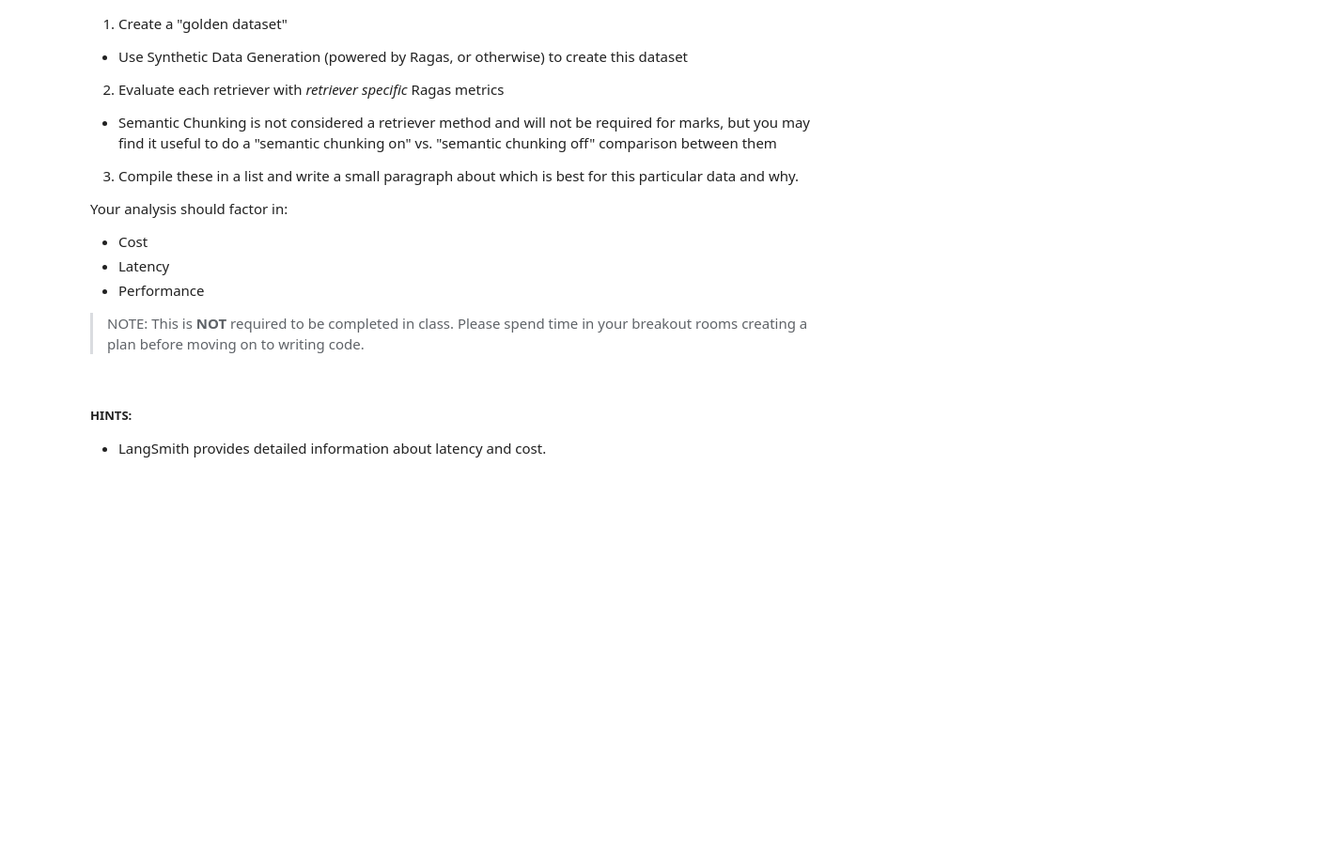
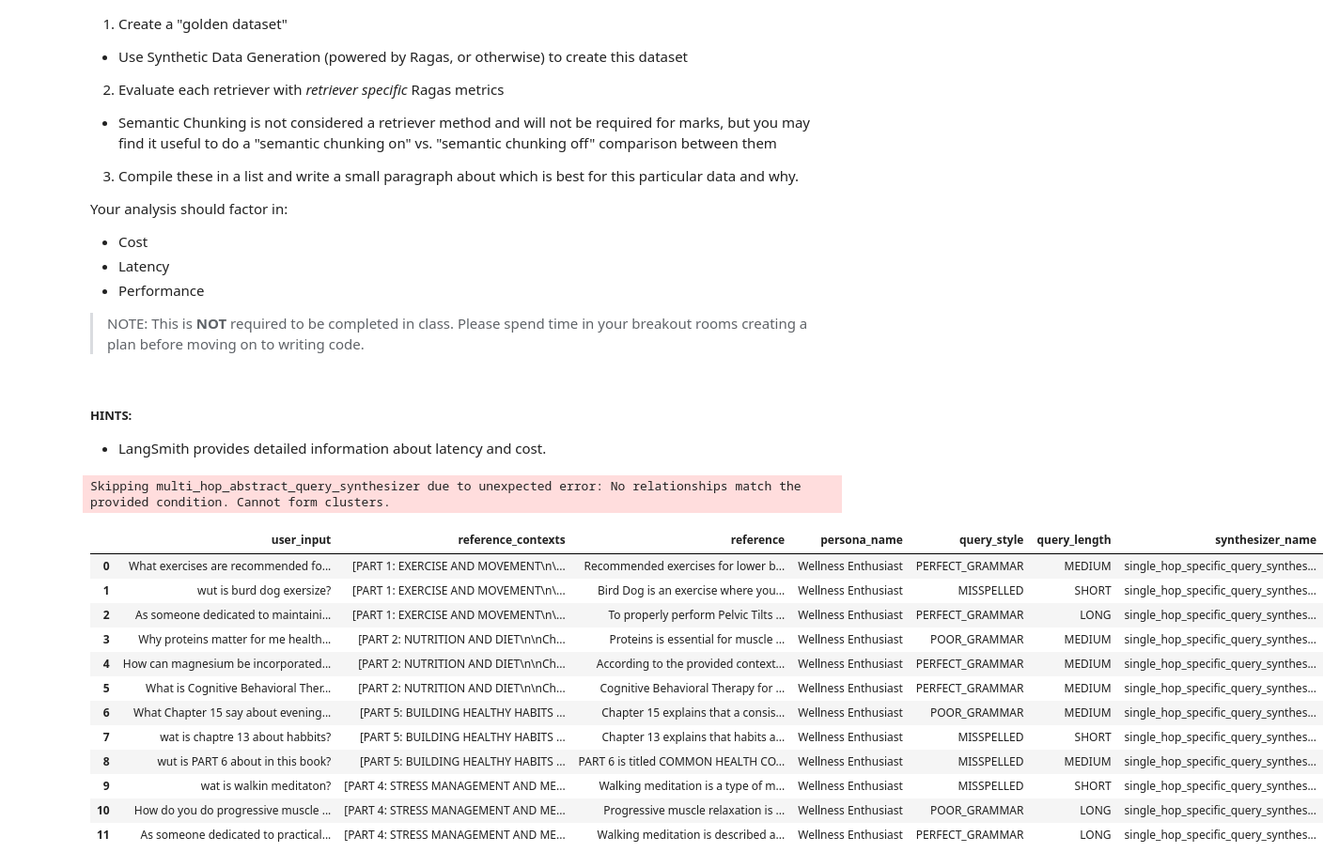
Before and after one commit to aelydens/ae9, a Jupyter notebook: 11_Advanced_Retrieval/Advanced_Retrieval_with_LangChain_Assignment.ipynb, the cells around one changed output. Shown at 94% size. Cells and saved outputs as stored; diff of their text form; code cells hidden in the pictures; blank space fills up the shorter version.

```diff
--- a/11_Advanced_Retrieval/Advanced_Retrieval_with_LangChain_Assignment.ipynb
+++ b/11_Advanced_Retrieval/Advanced_Retrieval_with_LangChain_Assignment.ipynb
@@ -556,0 +555,32 @@ Your analysis should factor in:
+# %%
+### YOUR CODE HERE
+
+# Create the "golden dataset"
+from ragas.llms import LangchainLLMWrapper
+from ragas.embeddings import LangchainEmbeddingsWrapper
+from langchain_openai import ChatOpenAI
+from ragas.testset import TestsetGenerator
+
+generator_llm = LangchainLLMWrapper(ChatOpenAI(model="gpt-4.1"))
+generator_embeddings = LangchainEmbeddingsWrapper(embeddings)
+
+generator = TestsetGenerator(llm=generator_llm, embedding_model=generator_embeddings)
+dataset = generator.generate_with_langchain_docs(raw_docs, testset_size=10)
+# %% [output]
+Skipping multi_hop_abstract_query_synthesizer due to unexpected error: No relationships match the provided condition. Cannot form clusters.
+# %%
+dataset.to_pandas()
+# %% [output]
+|  | user_input | reference_contexts | reference | persona_name | query_style | query_length | synthesizer_name |
+| 0 | What exercises are recommended fo... | [PART 1: EXERCISE AND MOVEMENT\n\... | Recommended exercises for lower b... | Wellness Enthusiast | PERFECT_GRAMMAR | MEDIUM | single_hop_specific_query_synthes... |
+| 1 | wut is burd dog exersize? | [PART 1: EXERCISE AND MOVEMENT\n\... | Bird Dog is an exercise where you... | Wellness Enthusiast | MISSPELLED | SHORT | single_hop_specific_query_synthes... |
+| 2 | As someone dedicated to maintaini... | [PART 1: EXERCISE AND MOVEMENT\n\... | To properly perform Pelvic Tilts ... | Wellness Enthusiast | PERFECT_GRAMMAR | LONG | single_hop_specific_query_synthes... |
+| 3 | Why proteins matter for me health... | [PART 2: NUTRITION AND DIET\n\nCh... | Proteins is essential for muscle ... | Wellness Enthusiast | POOR_GRAMMAR | MEDIUM | single_hop_specific_query_synthes... |
+| 4 | How can magnesium be incorporated... | [PART 2: NUTRITION AND DIET\n\nCh... | According to the provided context... | Wellness Enthusiast | PERFECT_GRAMMAR | MEDIUM | single_hop_specific_query_synthes... |
+| 5 | What is Cognitive Behavioral Ther... | [PART 2: NUTRITION AND DIET\n\nCh... | Cognitive Behavioral Therapy for ... | Wellness Enthusiast | PERFECT_GRAMMAR | MEDIUM | single_hop_specific_query_synthes... |
+| 6 | What Chapter 15 say about evening... | [PART 5: BUILDING HEALTHY HABITS ... | Chapter 15 explains that a consis... | Wellness Enthusiast | POOR_GRAMMAR | MEDIUM | single_hop_specific_query_synthes... |
+| 7 | wat is chaptre 13 about habbits? | [PART 5: BUILDING HEALTHY HABITS ... | Chapter 13 explains that habits a... | Wellness Enthusiast | MISSPELLED | SHORT | single_hop_specific_query_synthes... |
+| 8 | wut is PART 6 about in this book? | [PART 5: BUILDING HEALTHY HABITS ... | PART 6 is titled COMMON HEALTH CO... | Wellness Enthusiast | MISSPELLED | MEDIUM | single_hop_specific_query_synthes... |
+| 9 | wat is walkin meditaton? | [PART 4: STRESS MANAGEMENT AND ME... | Walking meditation is a type of m... | Wellness Enthusiast | MISSPELLED | SHORT | single_hop_specific_query_synthes... |
+| 10 | How do you do progressive muscle ... | [PART 4: STRESS MANAGEMENT AND ME... | Progressive muscle relaxation is ... | Wellness Enthusiast | POOR_GRAMMAR | LONG | single_hop_specific_query_synthes... |
+| 11 | As someone dedicated to practical... | [PART 4: STRESS MANAGEMENT AND ME... | Walking meditation is described a... | Wellness Enthusiast | PERFECT_GRAMMAR | LONG | single_hop_specific_query_synthes... |
```
Also changed, not shown: parts of 5 cells of this notebook, 2 other files.
